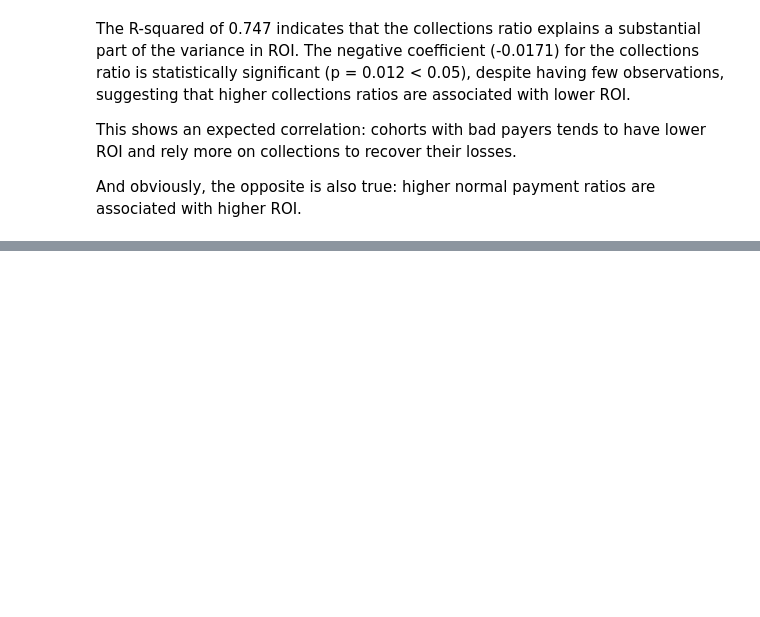
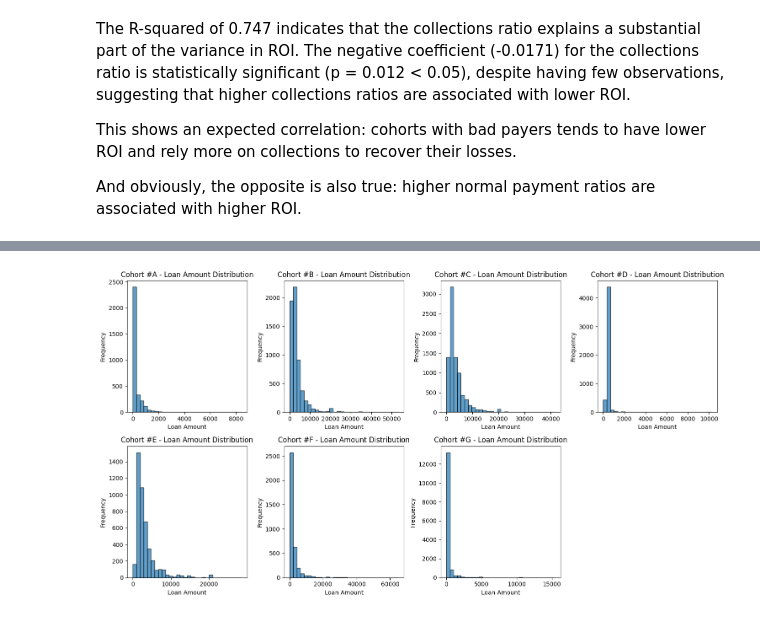
Before and after one commit to jquentino/cohort-profitability-case, a Jupyter notebook: notebooks/1-jq-exploratory-data-analysis.ipynb, the cells around one changed output, grey strips where cells are left out. Drawn from its saved outputs; the diff is of its cells as text; code cells hidden in the pictures; blank space fills up the shorter version.

```diff
--- a/notebooks/1-jq-exploratory-data-analysis.ipynb
+++ b/notebooks/1-jq-exploratory-data-analysis.ipynb
@@ -392,0 +394,5 @@ And obviously, the opposite is also true: higher normal payment ratios are assoc
+# %%
+# Display basic statistics of loan amounts by cohort
+loan_stats = loans_last_status.groupby('batch_letter')['loan_amount'].describe()
+# puts "Loan amount statistics by cohort:"
+display(loan_stats)
@@ -392,0 +409,21 @@ And obviously, the opposite is also true: higher normal payment ratios are assoc
+# %%
+
+# Create histogram showing distribution of loan amounts for each cohort
+cohorts = loan_stats.index.tolist()
+fig, axes = plt.subplots(2, 4, figsize=(15, 8))
+axes = axes.flatten()
+
+for i, cohort in enumerate(cohorts):
+    cohort_loans = loans_last_status[loans_last_status['batch_letter'] == cohort]['loan_amount']
+    axes[i].hist(cohort_loans, bins=30, alpha=0.7, edgecolor='black')
+    axes[i].set_title(f"Cohort #{cohort} - Loan Amount Distribution")
+    axes[i].set_xlabel('Loan Amount')
+    axes[i].set_ylabel('Frequency')
+
+# # Remove the last empty subplot
+axes[-1].remove()
+
+plt.tight_layout()
+plt.show()
+# %% [output]
+[figure, added]
```
Also changed, not shown: parts of 18 cells of this notebook, 2 other files.
